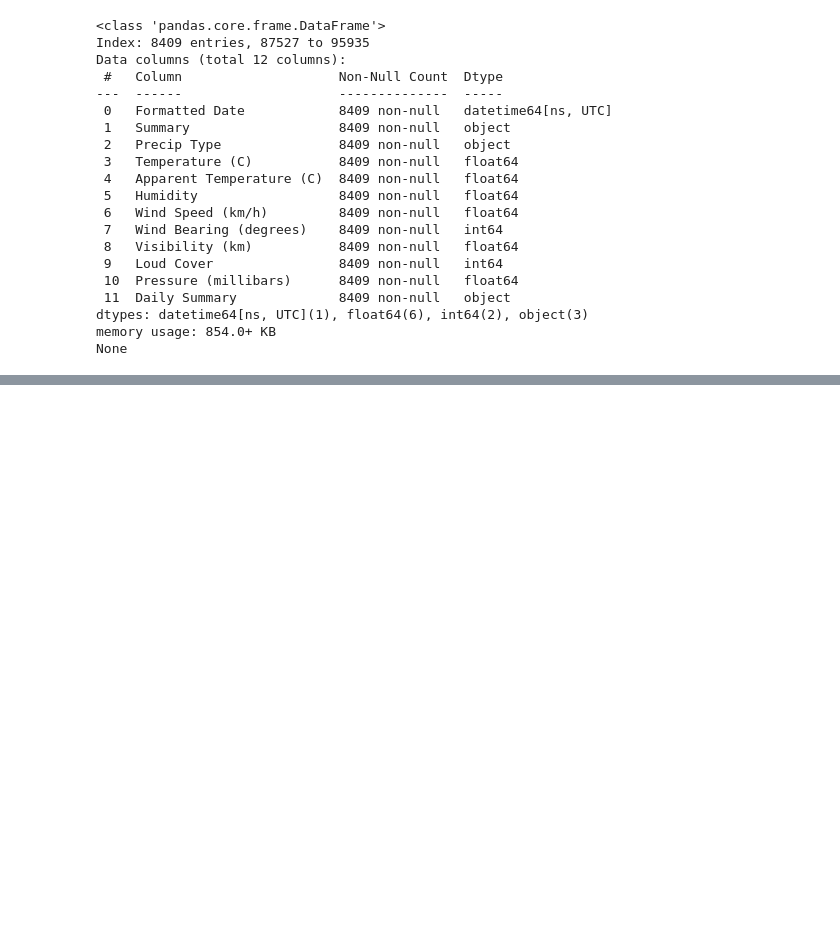
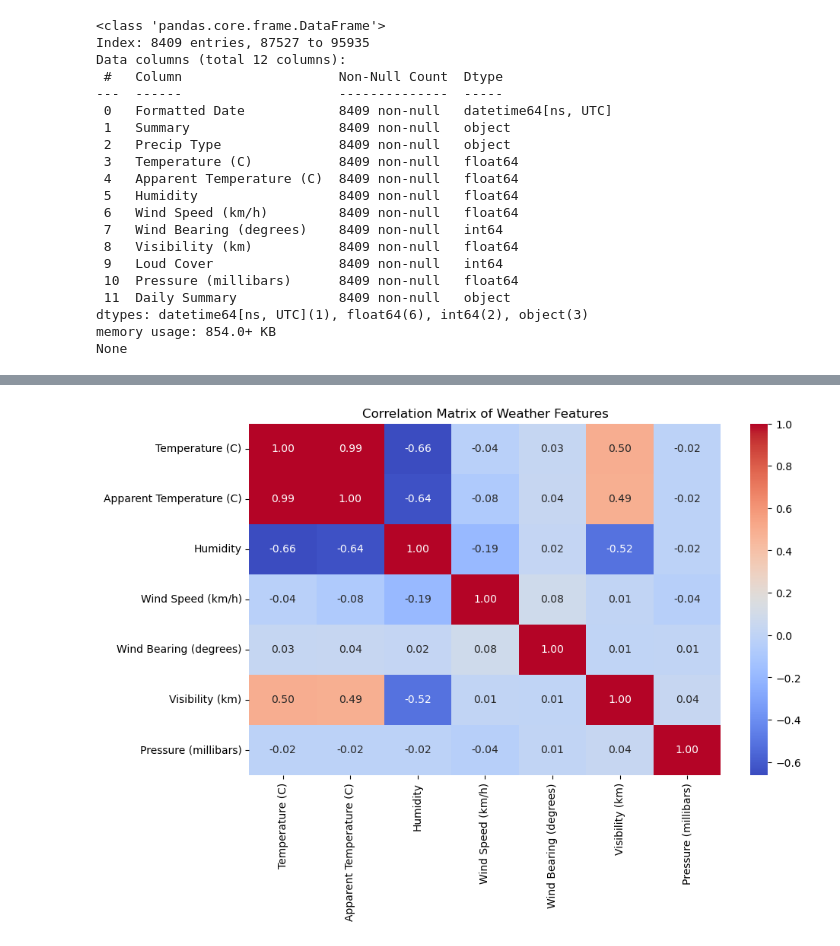
Before and after one commit to RinorRexhaj/Weather-Forecast, a Jupyter notebook: Project.ipynb, the cells around one changed output, grey strips where cells are left out. Cells and saved outputs as stored; diff of their text form; code cells hidden in the pictures; blank space fills up the shorter version.

Commit message:
Add anomaly detection, correlation heatmap, forecasting, and classification to weather project; integrate visualizations in Streamlit dashboard

```diff
--- a/Project.ipynb
+++ b/Project.ipynb
@@ -157,3 +157,16 @@ plt.grid(True)
 plt.show()
 # %% [output]
 [figure]
+# %%
+#  Correlation Heatmap --------
+plt.figure(figsize=(10, 6))
+numerical_cols = ['Temperature (C)', 'Apparent Temperature (C)', 'Humidity',
+                  'Wind Speed (km/h)', 'Wind Bearing (degrees)', 'Visibility (km)', 'Pressure (millibars)']
+
+correlation_matrix = df[numerical_cols].corr()
+
+sns.heatmap(correlation_matrix, annot=True, cmap='coolwarm', fmt='.2f')
+plt.title('Correlation Matrix of Weather Features')
+plt.show()
+# %% [output]
+[figure, added]
```
Also changed, not shown: parts of 18 cells of this notebook, 1 other file.
